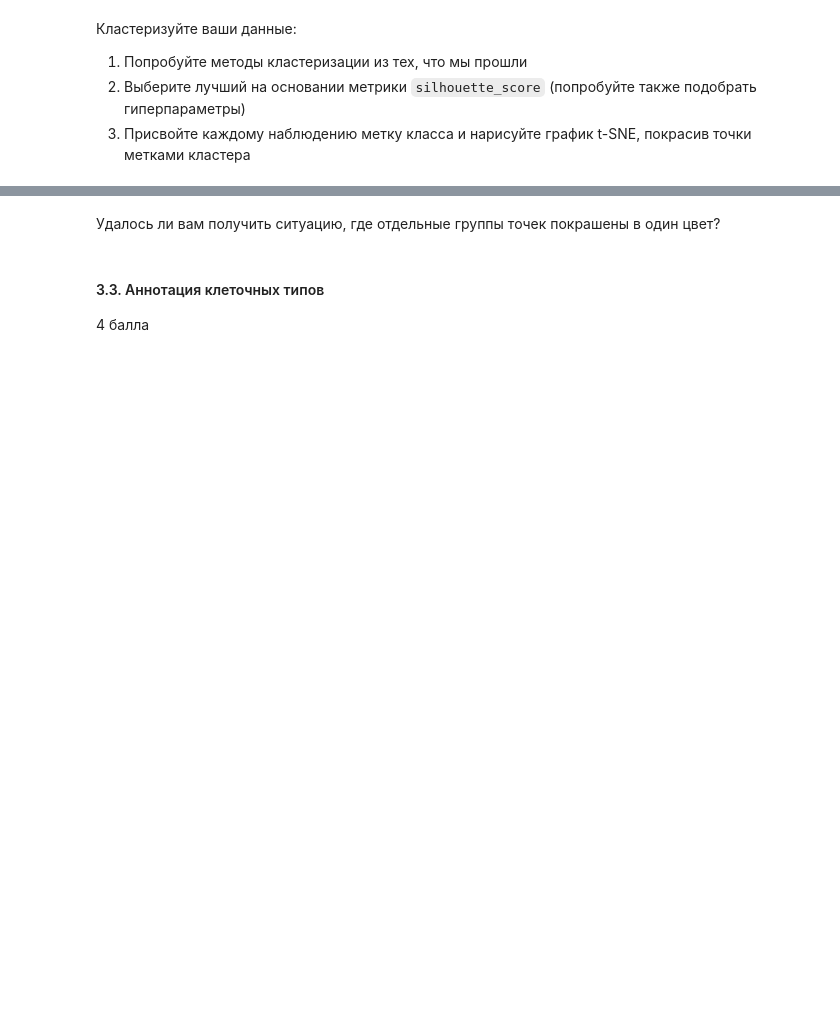
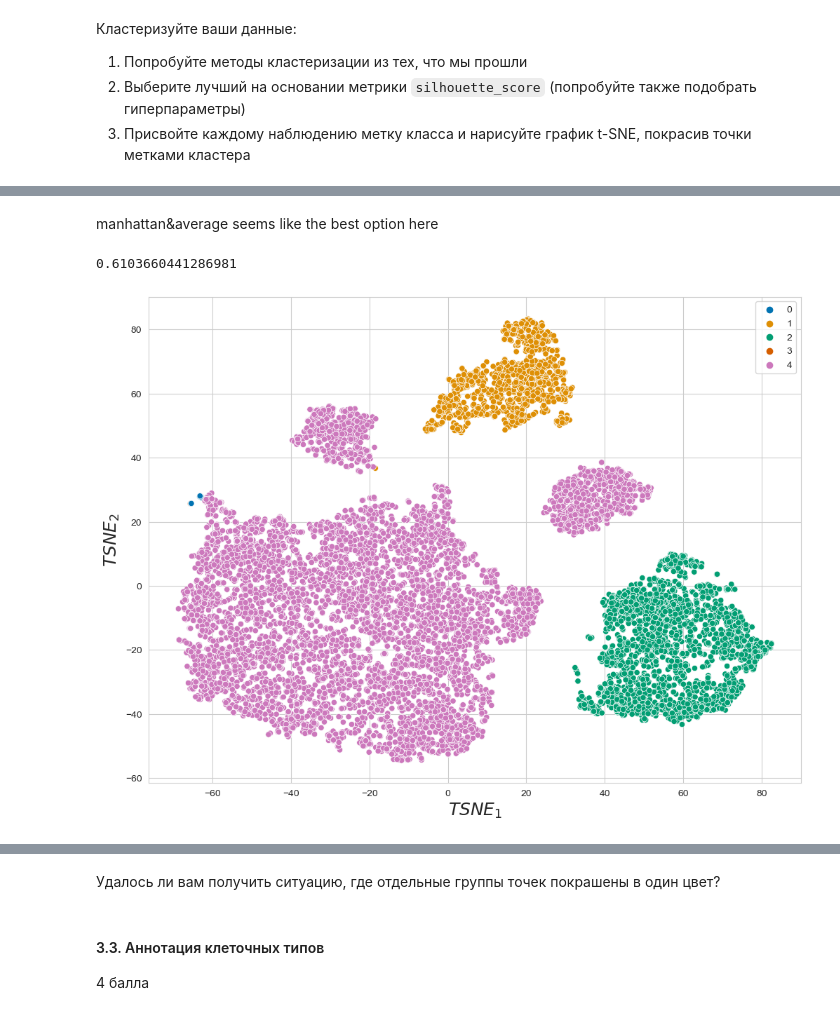
Before and after one commit to Sarsaparella/BI_ML_2023, a Jupyter notebook: code/Cluster_tSNE.ipynb, the cells around one changed output, grey strips where cells are left out. Drawn from its saved outputs; the diff is of its cells as text; code cells hidden in the pictures; blank space fills up the shorter version.

```diff
--- a/code/Cluster_tSNE.ipynb
+++ b/code/Cluster_tSNE.ipynb
@@ -412,0 +550,13 @@ tsne_res = plot_tsne(fc_data)
+# %% [markdown]
+manhattan&average seems like the best option here
+# %%
+clustering_aggl = AgglomerativeClustering(5, metric = 'manhattan', linkage = 'average')
+pred_aggl = clustering_aggl.fit_predict(fc_data)
+silouette_aggl = silhouette_score(fc_data, pred_aggl)
+silouette_aggl
+# %% [output]
+0.6103660441286981
+# %%
+tsne_aggl = plot_tsne(fc_data, color=pred_aggl)
+# %% [output]
+[figure, added]
```
Also changed, not shown: parts of 35 cells of this notebook, 1 other file.
